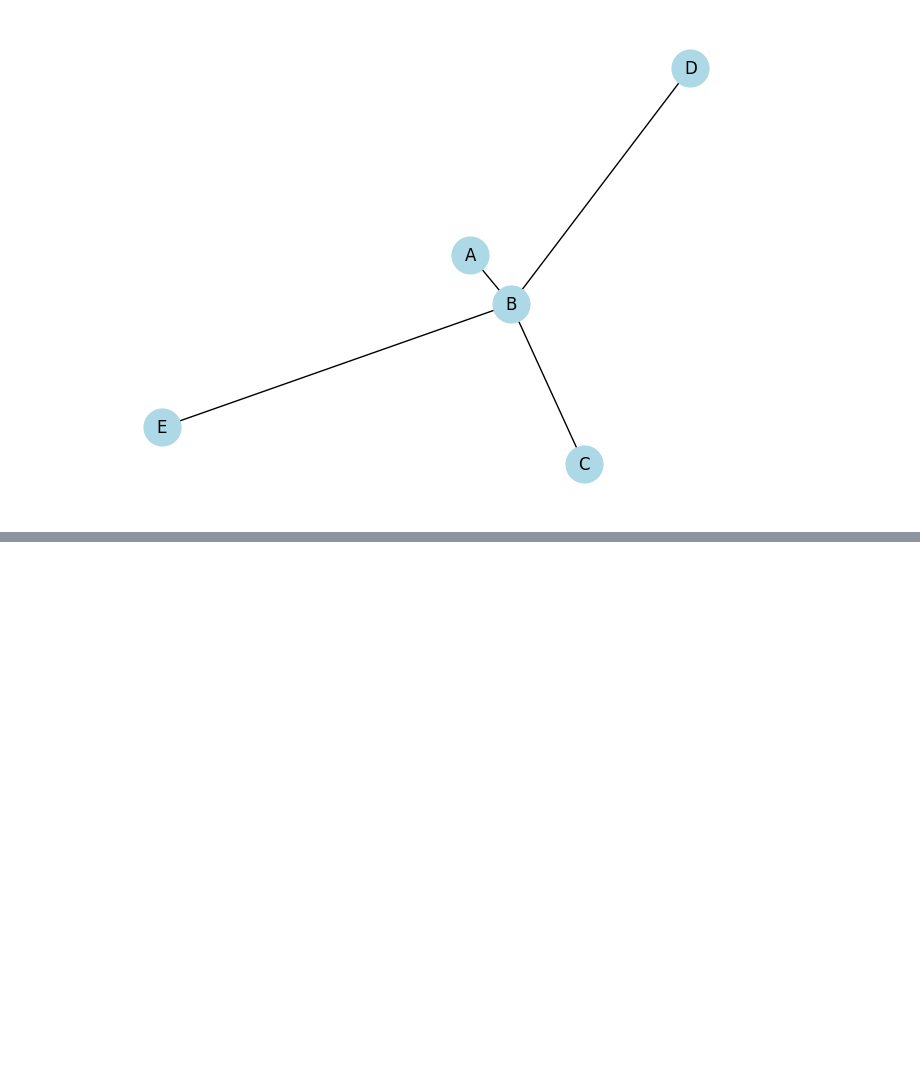
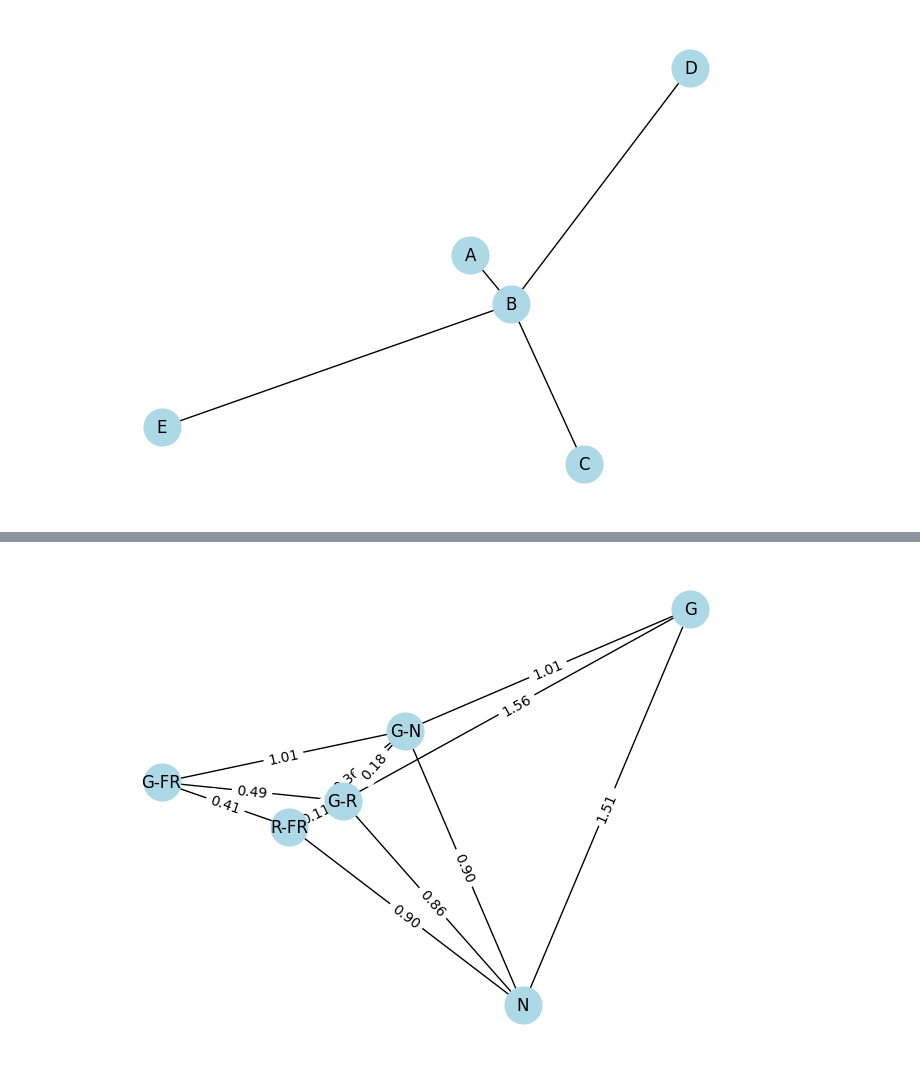
Before and after one commit to Esadeghii/Gaussian-Mixture-Model, a Jupyter notebook: clustering/Top-K-Graph.ipynb, the cells around one changed output, grey strips where cells are left out. Saved outputs shown, nothing was run; the diff lists cells and outputs as text; code cells hidden in the pictures; blank space fills up the shorter version.

```diff
--- a/clustering/Top-K-Graph.ipynb
+++ b/clustering/Top-K-Graph.ipynb
@@ -71,0 +178,56 @@ plt.show()
+# %%
+import pandas as pd
+import networkx as nx
+import matplotlib.pyplot as plt
+
+# Parameters
+excel_path = 'distance_clusters1.xlsx'  # Update this to your Excel file's path
+k = 3  # The number of smallest edges to keep for each node
+
+# Read the Excel file
+df = pd.read_excel(excel_path, index_col=0)
+
+# Initial graph construction
+G_initial = nx.Graph()
+
+for i, row in df.iterrows():
+    for j, weight in row.iteritems():
+        # Exclude self-loops and missing weights
+        if pd.notna(weight) and i != j:
+            G_initial.add_edge(i, j, weight=weight)
+
+# Create a new graph to hold the final structure
+G_final = nx.Graph()
+
+# Process each node to keep only the k smallest edges, if available
+for node in G_initial.nodes:
+    edges = list(G_initial.edges(node, data=True))
+    # Sort edges by weight
+    edges.sort(key=lambda x: x[2]['weight'])
+    # Keep up to k smallest edges
+    smallest_edges = edges[:k]
+    for edge in smallest_edges:
+        source, target, data = edge
+        G_final.add_edge(source, target, weight=data['weight'])
+
+# Now, adjust weights for layout calculation, emphasizing smaller weights
+for u, v, d in G_final.edges(data=True):
+    # Use a non-linear transformation for the weights
+    # Adjusting the transformation to avoid division by zero and to make small weights more pronounced
+    d['weight'] = 1.0 / (d['weight'] ** 2 if d['weight'] else 1)
+
+# Generate positions using the spring layout
+pos = nx.spring_layout(G_final, weight='weight')
+
+# Draw the final graph
+nx.draw(G_final, pos, with_labels=True, edge_color='black', width=1,
+        node_size=700, node_color='lightblue', edge_cmap=plt.cm.Blues)
+
+# Draw edge labels to show the original weights
+edge_labels = {(u, v): '{:.2f}'.format(1/((d['weight'])**0.5)) for u, v, d in G_final.edges(data=True)}
+nx.draw_networkx_edge_labels(G_final, pos, edge_labels=edge_labels)
+
+# Display the graph
+plt.show()
+# %% [output]
+[figure, added]
```
Also changed, not shown: parts of 2 cells of this notebook.
